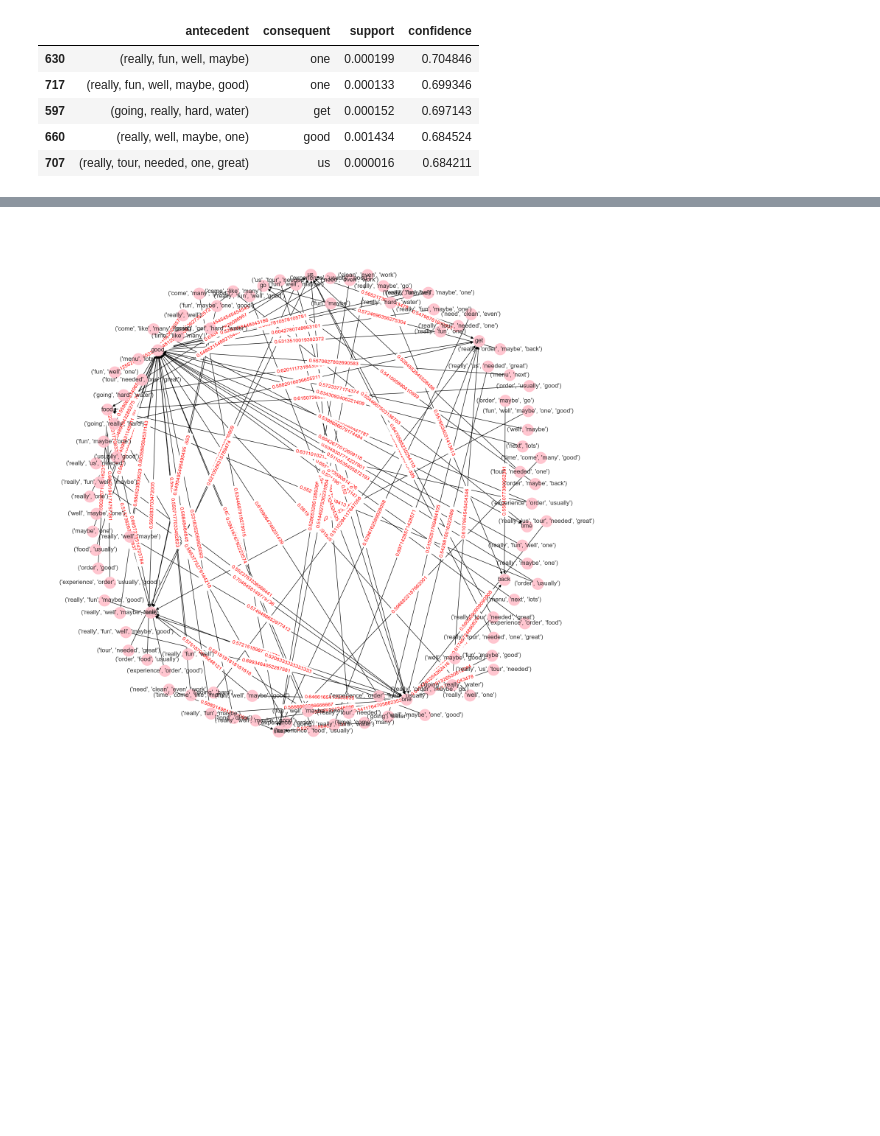
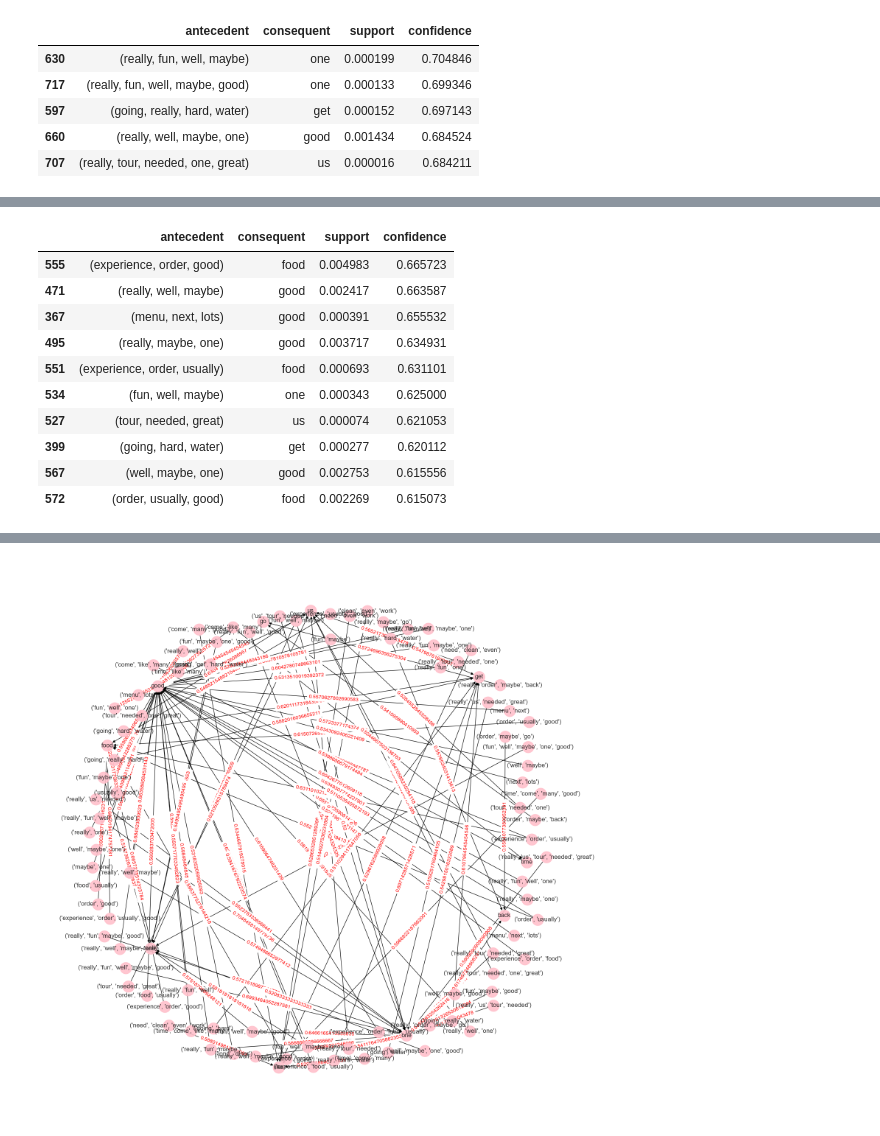
Before and after one commit to Jad-yehya/market-basket-analysis, a Jupyter notebook: final.ipynb, the cells around one changed output, grey strips where cells are left out. Cells and saved outputs as stored; diff of their text form; code cells hidden in the pictures; blank space fills up the shorter version.

```diff
--- a/final.ipynb
+++ b/final.ipynb
@@ -222 +235,16 @@ association_rules.head()
+# %%
+# Getting the association rules where the anteceedent is length 3 and sorting them by confidence
+association_rules[association_rules['antecedent'].apply(len) == 3].sort_values(by='confidence', ascending=False).head(10)
+# %% [output]
+|  | antecedent | consequent | support | confidence |
+| 555 | (experience, order, good) | food | 0.004983 | 0.665723 |
+| 471 | (really, well, maybe) | good | 0.002417 | 0.663587 |
+| 367 | (menu, next, lots) | good | 0.000391 | 0.655532 |
+| 495 | (really, maybe, one) | good | 0.003717 | 0.634931 |
+| 551 | (experience, order, usually) | food | 0.000693 | 0.631101 |
+| 534 | (fun, well, maybe) | one | 0.000343 | 0.625000 |
+| 527 | (tour, needed, great) | us | 0.000074 | 0.621053 |
+| 399 | (going, hard, water) | get | 0.000277 | 0.620112 |
+| 567 | (well, maybe, one) | good | 0.002753 | 0.615556 |
+| 572 | (order, usually, good) | food | 0.002269 | 0.615073 |
 # %%
```
Also changed, not shown: parts of 3 cells of this notebook.
